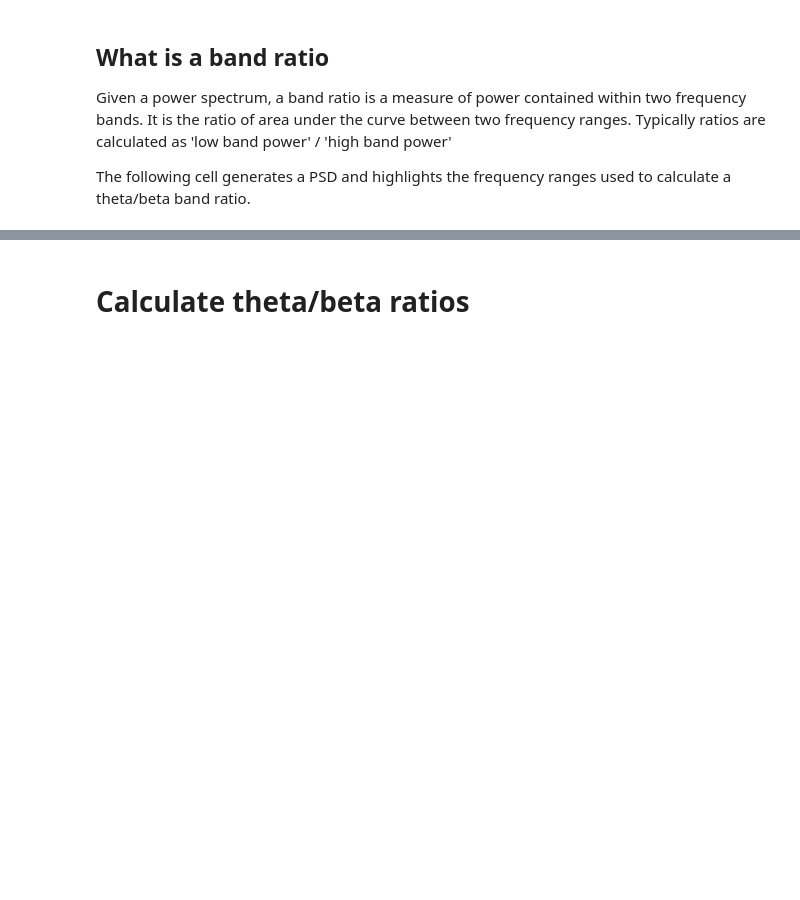
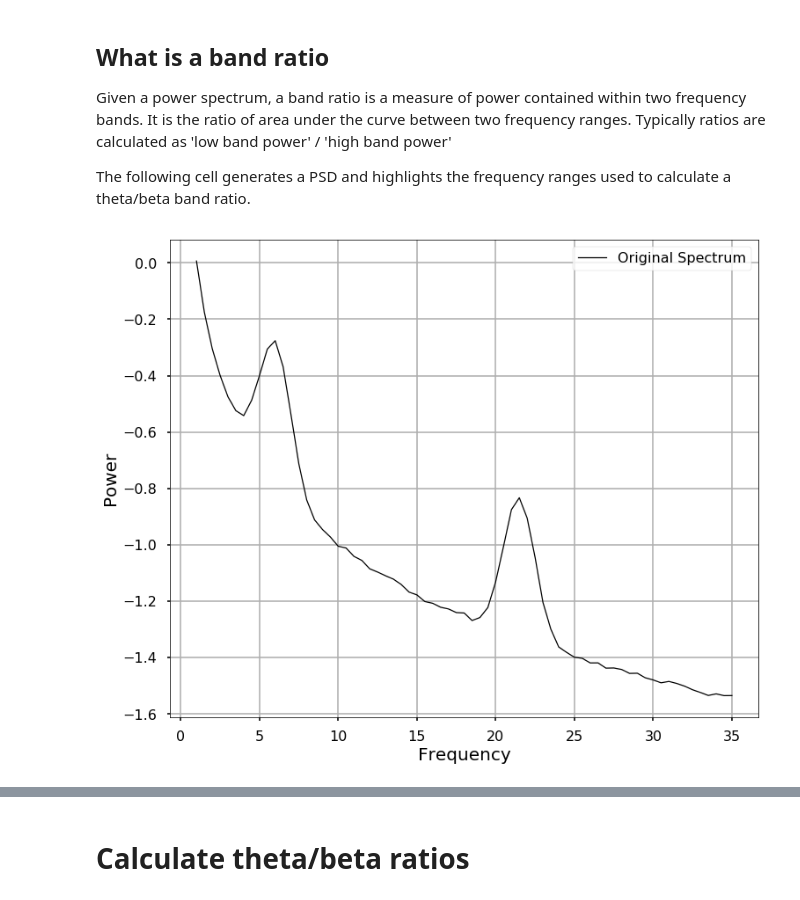
Before and after one commit to voytekresearch/BandRatios, a Jupyter notebook: notebooks/0-Band-Ratio_Introduction.ipynb, the cells around one changed output, grey strips where cells are left out. Drawn from its saved outputs; the diff is of its cells as text; code cells hidden in the pictures; blank space fills up the shorter version.

```diff
--- a/notebooks/0-Band-Ratio_Introduction.ipynb
+++ b/notebooks/0-Band-Ratio_Introduction.ipynb
@@ -42 +42,11 @@ fs, ps = gen_power_spectrum(freq_range, back_params, oscs)
+# %%
+def_bg = [OFF_DEF, APC_DEF]
+def_osc = [CF_LOW_DEF, AMP_DEF, BW_DEF, CF_HIGH_DEF, AMP_DEF, BW_DEF]
+fs, ps = gen_power_spectrum(freq_range, def_bg, def_osc)
+fm = FOOOF()
+fm.add_data(fs,ps)
+
+fm.plot(save_fig=True,file_name="sim_def_spec", file_path="./..")
+# %% [output]
+[figure, added]
 # %%
```
Also changed, not shown: parts of 3 cells of this notebook, 25 other files.
